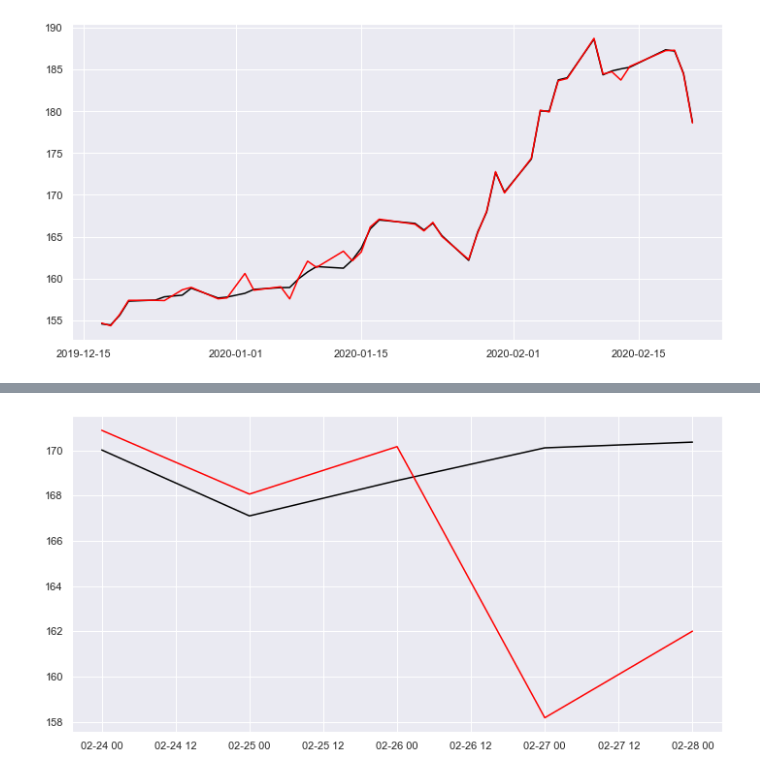
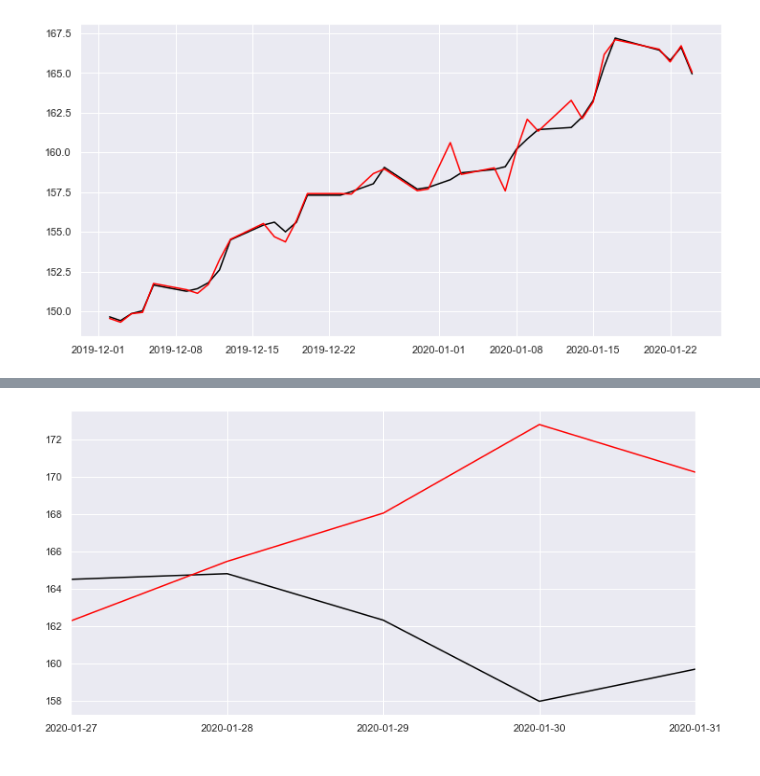
Before and after one commit to tedsmoore/njit-ml-project-spring-2020, a Jupyter notebook: notebooks/scratch-regression-models.ipynb, the cells around one changed output, grey strips where cells are left out. Cells and saved outputs as stored; diff of their text form; code cells hidden in the pictures.

```diff
--- a/notebooks/scratch-regression-models.ipynb
+++ b/notebooks/scratch-regression-models.ipynb
@@ -81,19 +82,26 @@ index      Date        Open        High         Low       Close  \
 # %%
-def predict_multiple_variables(ticker_df, num_training_days, num_forecast_days):
+def predict_multiple_variables(ticker_df, dates_org, num_forecast_days):
 
+    num_training_days = len(ticker_df)
+    print(dates_org[-num_forecast_days:])
     print("Total Days: {}".format(num_training_days+num_forecast_days))
-
+    print("First Forecast date: {}".format(ticker_df['Pretty Date'][-num_forecast_days:-num_forecast_days+1]))
+    print("Last Forecast date: {}".format(ticker_df['Pretty Date'][-1:]))
+    #print(ticker_df['Pretty Date'][-1])
     # Separate Training based on the number of training days
     train_x = ticker_df[-(num_training_days+num_forecast_days):-num_forecast_days][['Date','SMA_20','Open']]
     # Seperate Predicted variable
     train_y = ticker_df[-(num_training_days+num_forecast_days):-num_forecast_days][['Close']]
+
     print("-" * 40)
-    print("train_x: {}".format(train_x))
-    print("train_y: {}".format(train_y))
+    #print("train_x: {}".format(train_x))
+    #print("train_y: {}".format(train_y))
     print("-" * 40)
+
     # Split off test days for forecasting
     test_x = ticker_df[-num_forecast_days:][['Date', 'SMA_20','Open']]
     test_y = ticker_df[-num_forecast_days:][['Close']]
+
     print("-" * 40)
     print("test_x: {}".format(test_x))
     print("test_y: {}".format(test_y))
@@ -109,6 +117,9 @@ def predict_multiple_variables(ticker_df, num_training_days, num_forecast_days):
     #svr_rbf.fit(train_dates[-DF_Train_Index:], train_prices[-DF_Train_Index:])
     svr_rbf.fit(train_x, train_y)
 
+
+
+
     plt.figure(figsize = (12,6))
     plt.plot(ticker_df['Pretty Date'][-(num_training_days+num_forecast_days):-num_forecast_days],
                         svr_rbf.predict(train_x),
@@ -117,15 +128,48 @@ def predict_multiple_variables(ticker_df, num_training_days, num_forecast_days):
     plt.plot(ticker_df['Pretty Date'][-(num_training_days+num_forecast_days):-num_forecast_days],
                         train_y ,
                         color= 'red',
-                        label= 'Train Data')
+                        label= 'Train Data Actual')
     plt.show()
 
-    print(svr_rbf.predict(test_x))
-    print(test_y)
+    y_pred = svr_rbf.predict(test_x)
+
+    print("Predicted Values: {}".format(y_pred))
+    print("Actual Values: {}".format(test_y.to_numpy()))
+    print("Dates: {}".format(ticker_df['Pretty Date'][-num_forecast_days:]))
+    # Show explained variance
+    model_score = explained_variance_score(y_true=test_y, y_pred=y_pred)
+    print("Model Score: {}".format(model_score))
+
     plt.figure(figsize = (12,6))
-    plt.plot(MSFT_dates[-5:], svr_rbf.predict(test_x) , color= 'black', label= 'Test Data')
-    plt.plot(MSFT_dates[-5:], test_y , color= 'red', label= 'Actual')
+
+    ax = plt.gca()
+    formatter = mdates.DateFormatter("%Y-%m-%d")
+    ax.xaxis.set_major_formatter(formatter)
+    locator = mdates.DayLocator()
+    ax.xaxis.set_major_locator(locator)
+
+    #print("xmin: {}".format(num_forecast_days:num_forecast_days+1 ))
+    if num_forecast_days == 1:
+        plt.xlim(xmin=ticker_df['Pretty Date'][-num_forecast_days:], xmax=ticker_df['Pretty Date'][-1:])
+        plt.scatter(ticker_df['Pretty Date'][-num_forecast_days:], svr_rbf.predict(test_x),
+                        color= 'black',
+                        label= 'Test Data')
+        plt.scatter(ticker_df['Pretty Date'][-num_forecast_days:], test_y,
+                        color= 'red',
+                        label= 'Actual')
+    else:
+        plt.xlim(xmin=ticker_df['Pretty Date'][-num_forecast_days:-num_forecast_days+1], xmax=ticker_df['Pretty Date'][-1:])
+        plt.plot(ticker_df['Pretty Date'][-num_forecast_days:], svr_rbf.predict(test_x),
+                        color= 'black',
+                        label= 'Test Data')
+        plt.plot(ticker_df['Pretty Date'][-num_forecast_days:], test_y,
+                        color= 'red',
+                        label= 'Actual')
+
+    #print("X max: {}, X Min: {}".format(xmax, xmin))
     plt.show()
 
-predict_multiple_variables(MSFT,45,5)
+
+
+predict_multiple_variables(MSFT,MSFT_dates,5)
 # %% [output]
@@ -146,4 +190,4 @@ train_x:           Date      SMA_20        Open
 ++++++++++++++++++++++++++++++++++++++++
 (5, 3)
 (5, 1)
-[figure, old version]
+[figure, new version]
@@ -157 +207 @@ train_x:           Date      SMA_20        Open
-[figure, old version]
+[figure, new version]
```
Also changed, not shown: parts of 5 cells of this notebook.
